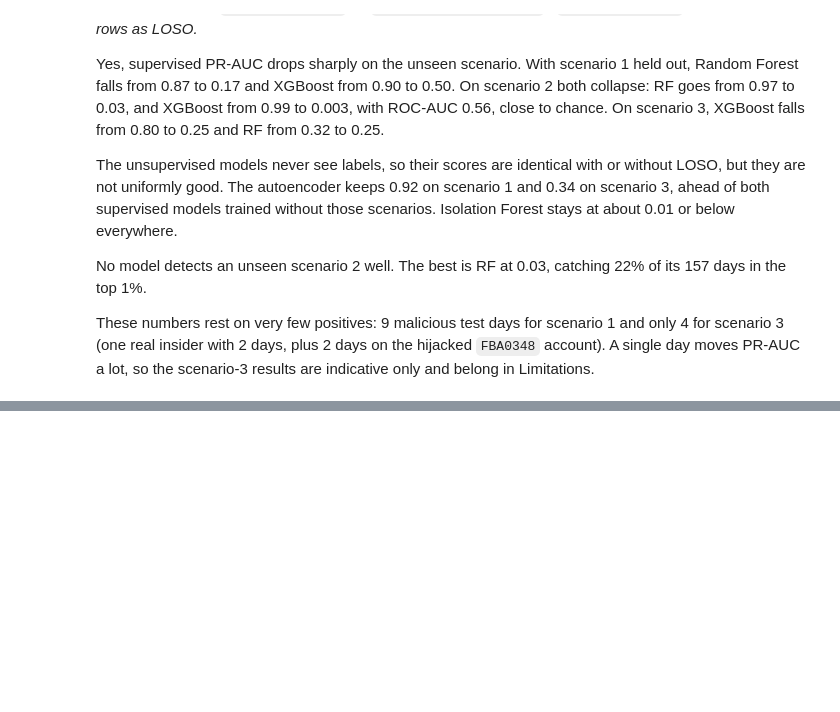
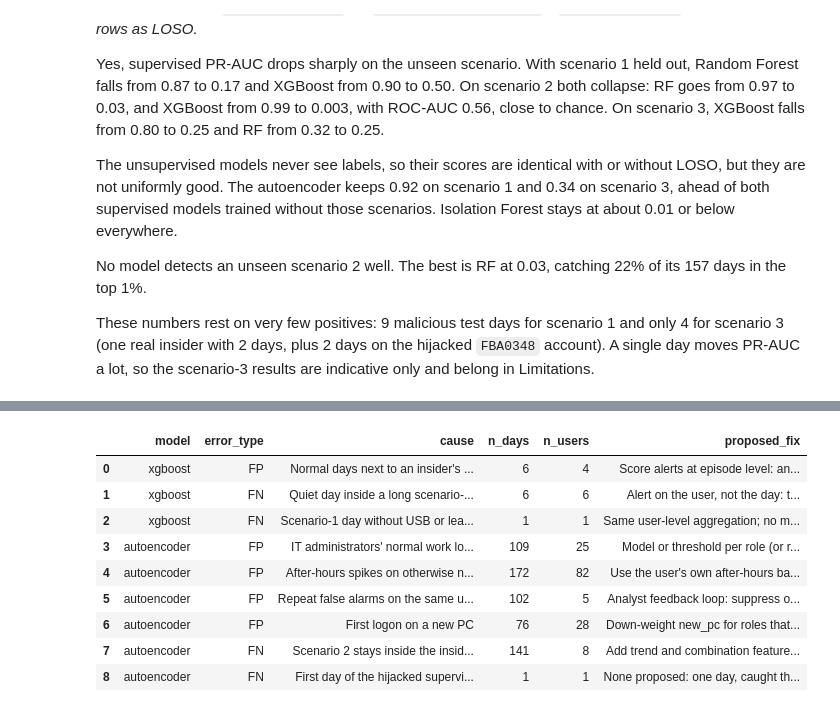
Before and after one commit to SupriyeAmatya/AI-Based-User-and-Entity-Behavior-Analytics-for-Insider-Threat-Detection, a Jupyter notebook: notebooks/04_evaluation.ipynb, the cells around one changed output, grey strips where cells are left out. Drawn from its saved outputs; the diff is of its cells as text; code cells hidden in the pictures; blank space fills up the shorter version.

```diff
--- a/notebooks/04_evaluation.ipynb
+++ b/notebooks/04_evaluation.ipynb
@@ -125,0 +276,14 @@ These numbers rest on very few positives: 9 malicious test days for scenario 1 a
+# %%
+causes = pd.read_csv(TABLES_DIR / "fp_fn_causes.csv")
+causes[["model", "error_type", "cause", "n_days", "n_users", "proposed_fix"]]
+# %% [output]
+|  | model | error_type | cause | n_days | n_users | proposed_fix |
+| 0 | xgboost | FP | Normal days next to an insider's ... | 6 | 4 | Score alerts at episode level: an... |
+| 1 | xgboost | FN | Quiet day inside a long scenario-... | 6 | 6 | Alert on the user, not the day: t... |
+| 2 | xgboost | FN | Scenario-1 day without USB or lea... | 1 | 1 | Same user-level aggregation; no m... |
+| 3 | autoencoder | FP | IT administrators' normal work lo... | 109 | 25 | Model or threshold per role (or r... |
+| 4 | autoencoder | FP | After-hours spikes on otherwise n... | 172 | 82 | Use the user's own after-hours ba... |
+| 5 | autoencoder | FP | Repeat false alarms on the same u... | 102 | 5 | Analyst feedback loop: suppress o... |
+| 6 | autoencoder | FP | First logon on a new PC | 76 | 28 | Down-weight new_pc for roles that... |
+| 7 | autoencoder | FN | Scenario 2 stays inside the insid... | 141 | 8 | Add trend and combination feature... |
+| 8 | autoencoder | FN | First day of the hijacked supervi... | 1 | 1 | None proposed: one day, caught th... |
```
Also changed, not shown: parts of 10 cells of this notebook, 7 other files.
